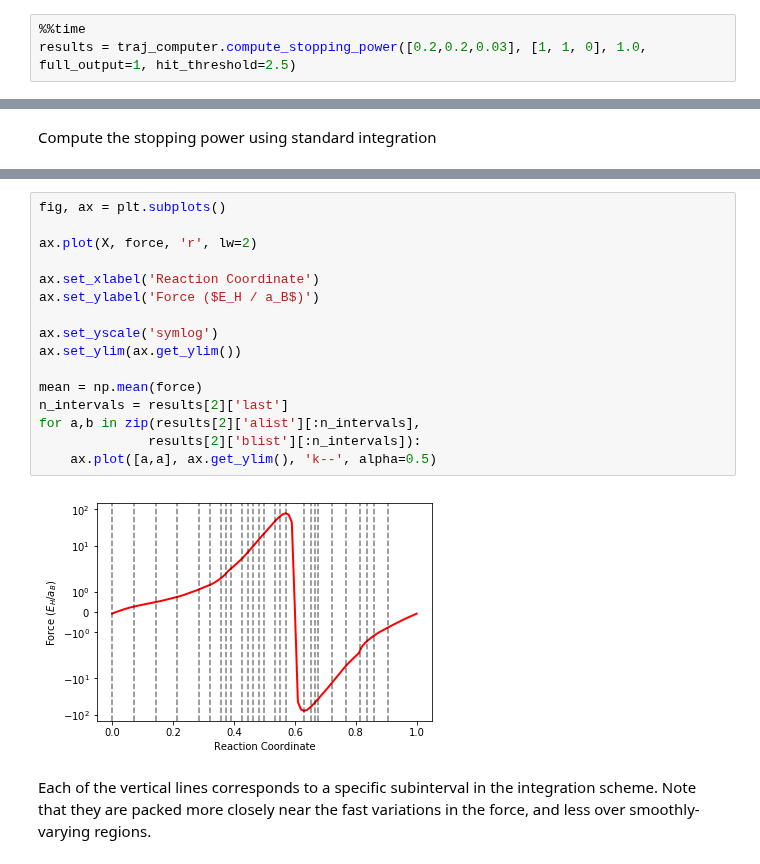
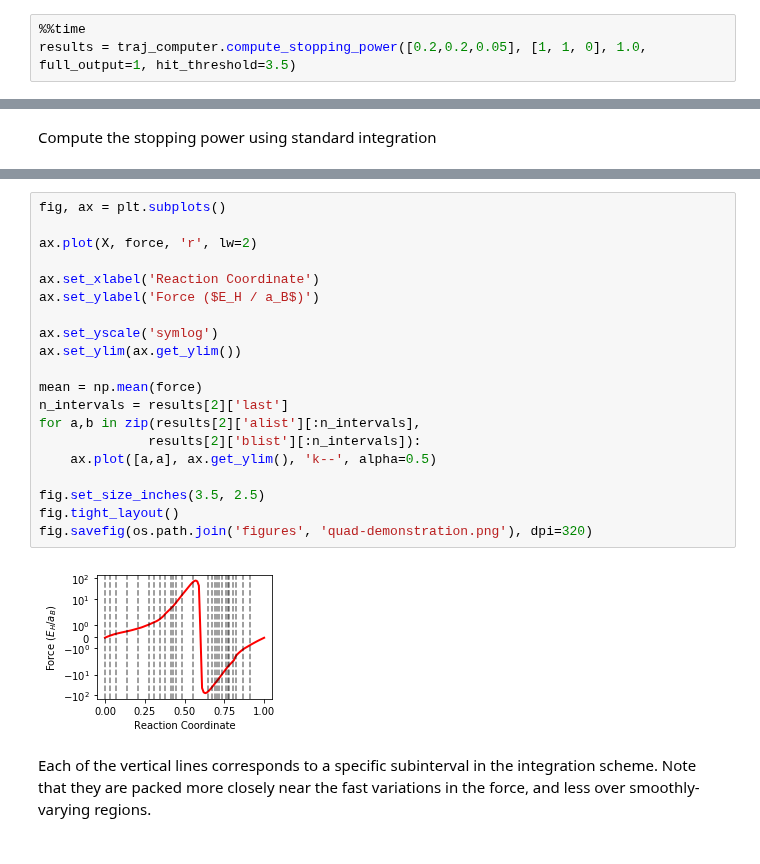
Before and after one commit to globus-labs/stopping-power-ml, a Jupyter notebook: single-velocity/3_evaluate-direction-dependence.ipynb, the cells around one changed output, grey strips where cells are left out. Drawn from its saved outputs; the diff is of its cells as text.

```diff
--- a/single-velocity/3_evaluate-direction-dependence.ipynb
+++ b/single-velocity/3_evaluate-direction-dependence.ipynb
@@ -211,5 +213,5 @@ traj_computer = TrajectoryIntegrator(atoms=start_frame, model=new_model, featuri
 Compute the stopping power using Quadrature
 # %%
 %%time
-results = traj_computer.compute_stopping_power([0.2,0.2,0.03], [1, 1, 0], 1.0, full_output=1, hit_threshold=2.5)
+results = traj_computer.compute_stopping_power([0.2,0.2,0.05], [1, 1, 0], 1.0, full_output=1, hit_threshold=3.5)
 # %% [output]
@@ -241,21 +243,25 @@ Stopping power by spacing: 0.23926783758244266
 # %%
 fig, ax = plt.subplots()
 
 ax.plot(X, force, 'r', lw=2)
 
 ax.set_xlabel('Reaction Coordinate')
 ax.set_ylabel('Force ($E_H / a_B$)')
 
 ax.set_yscale('symlog')
 ax.set_ylim(ax.get_ylim())
 
 mean = np.mean(force)
 n_intervals = results[2]['last']
 for a,b in zip(results[2]['alist'][:n_intervals],
               results[2]['blist'][:n_intervals]):
     ax.plot([a,a], ax.get_ylim(), 'k--', alpha=0.5)
+
+fig.set_size_inches(3.5, 2.5)
+fig.tight_layout()
+fig.savefig(os.path.join('figures', 'quad-demonstration.png'), dpi=320)
 # %% [output]
-[figure, old version]
+[figure, new version]
 # %% [markdown]
 Each of the vertical lines corresponds to a specific subinterval in the integration scheme. Note that they are packed more closely near the fast variations in the force, and less over smoothly-varying regions.
 # %%
```
Also changed, not shown: parts of 19 cells of this notebook, 7 other files.
